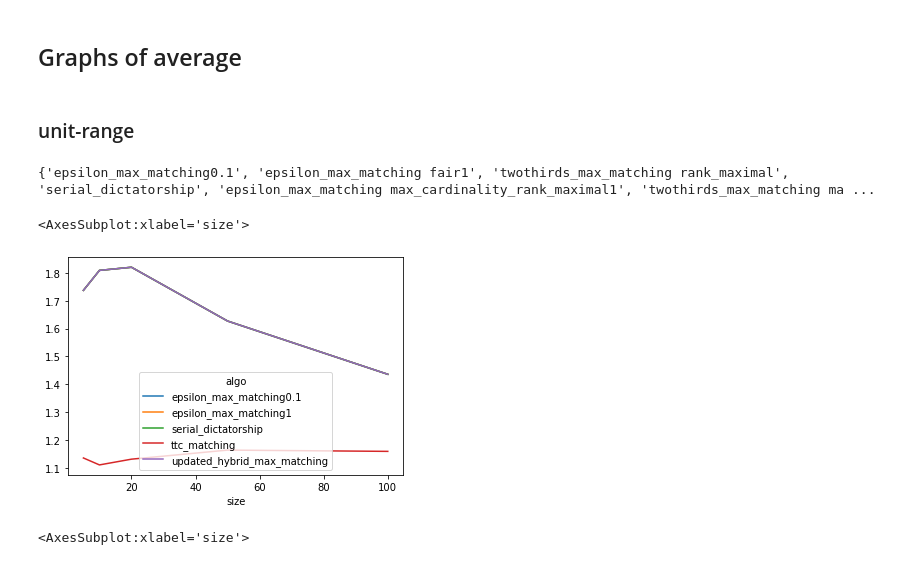
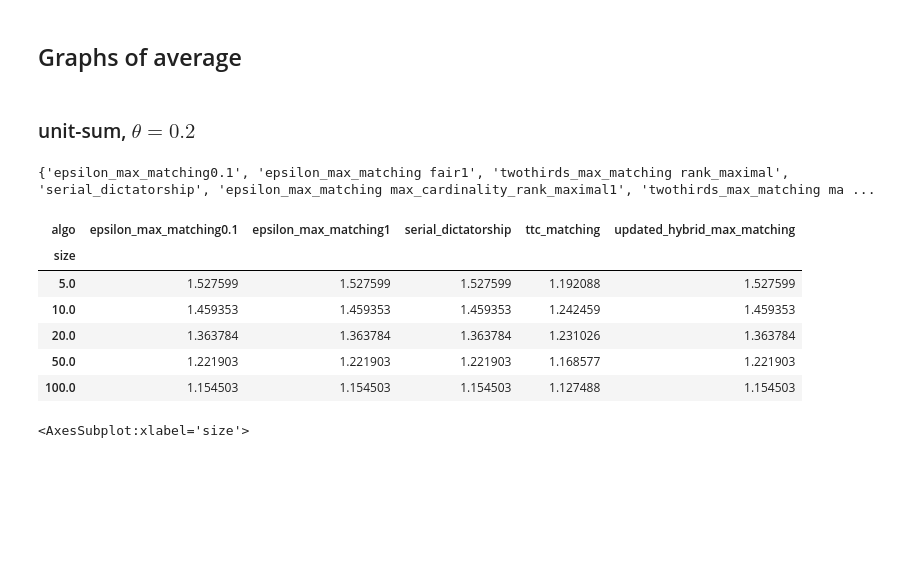
Before and after one commit to LEFTA98/DistortionSim, a Jupyter notebook: ijcai data analysis.ipynb, the cells around one changed output. Saved outputs shown, nothing was run; the diff lists cells and outputs as text; code cells hidden in the pictures; blank space fills up the shorter version.

```diff
--- a/ijcai data analysis.ipynb
+++ b/ijcai data analysis.ipynb
@@ -220,8 +220,8 @@ df
 353 rows × 4 columns
 # %% [markdown]
 ## Graphs of average
-# %% [markdown]
-### unit-range
+# %% [markdown]
+### unit-sum, $\theta=0.2$
 # %%
 curr = df[(df['valuation']=='theta0.2unitsum')]
 print(set(curr['algo']))
@@ -230,10 +230,15 @@ print(set(curr['algo']))
 # %%
 curr_df = curr[curr['algo'].isin(['ttc_matching','serial_dictatorship','epsilon_max_matching1','epsilon_max_matching0.1','updated_hybrid_max_matching'])]
 curr_df = curr_df.pivot(index='size', columns = 'algo', values='distortion')
-curr_df.plot()
+curr_df
 # %% [output]
-<AxesSubplot:xlabel='size'>
-[figure, removed]
+| algo | epsilon_max_matching0.1 | epsilon_max_matching1 | serial_dictatorship | ttc_matching | updated_hybrid_max_matching |
+| size |  |  |  |  |  |
+| 5.0 | 1.527599 | 1.527599 | 1.527599 | 1.192088 | 1.527599 |
+| 10.0 | 1.459353 | 1.459353 | 1.459353 | 1.242459 | 1.459353 |
+| 20.0 | 1.363784 | 1.363784 | 1.363784 | 1.231026 | 1.363784 |
+| 50.0 | 1.221903 | 1.221903 | 1.221903 | 1.168577 | 1.221903 |
+| 100.0 | 1.154503 | 1.154503 | 1.154503 | 1.127488 | 1.154503 |
 # %%
 curr_df = curr[curr['algo'].isin(['epsilon_max_matching fair1', 'epsilon_max_matching fair0.1', 'twothirds_max_matching fair'])]
 curr_df = curr_df.pivot(index='size', columns = 'algo', values='distortion')
```
Also changed, not shown: parts of 6 cells of this notebook.
